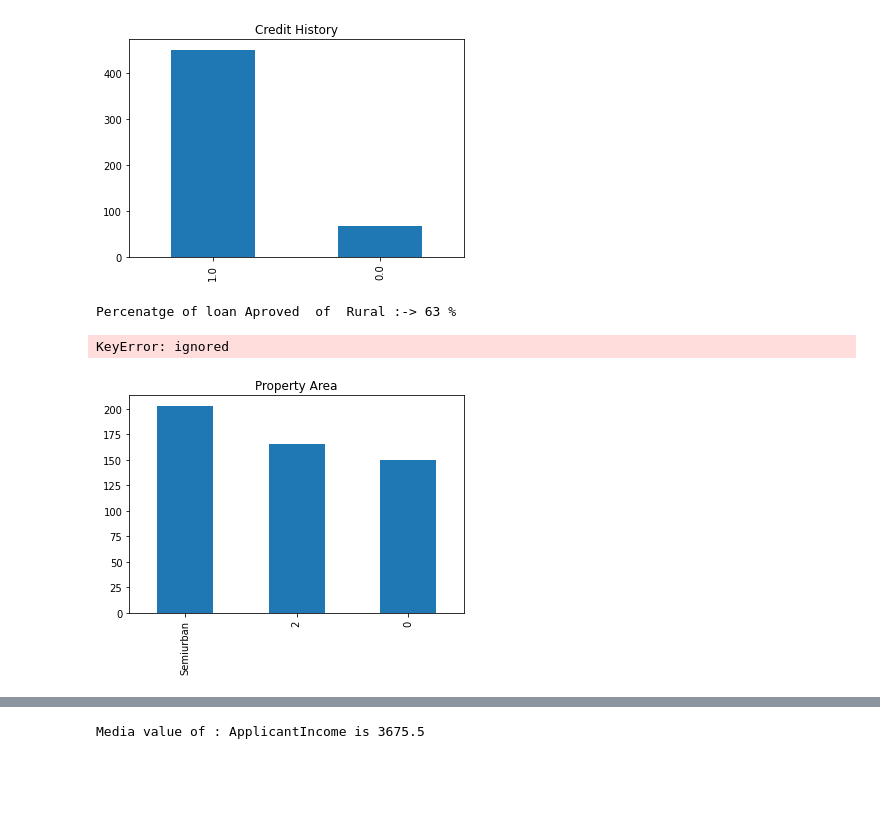
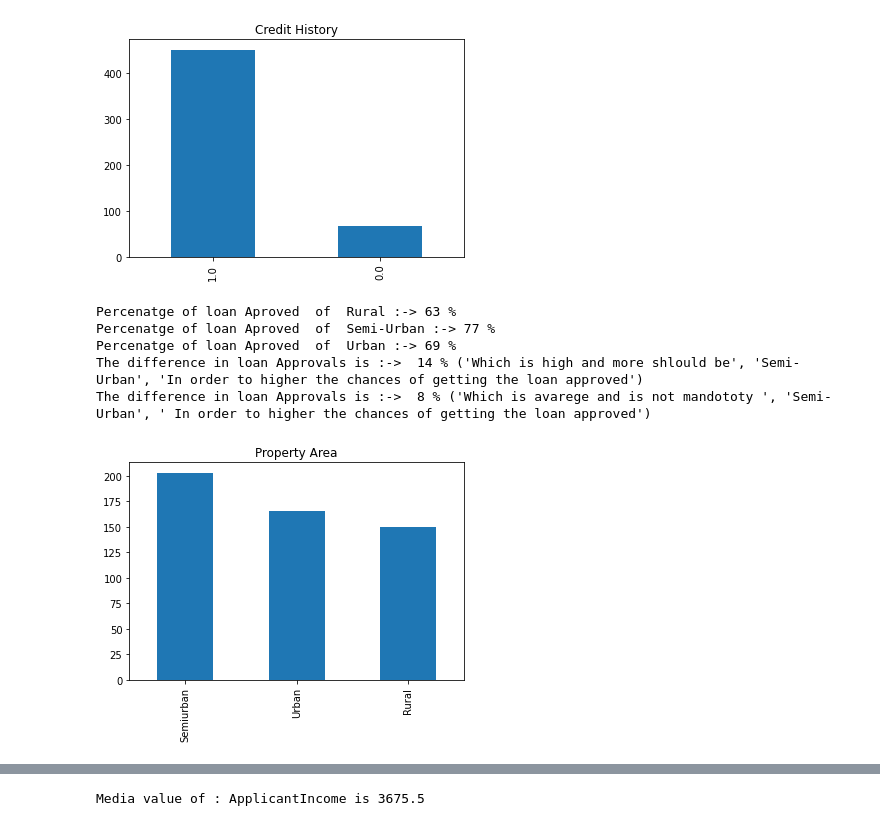
Before and after one commit to nzangi/Machine-Learning-Projects, a Jupyter notebook: Loan prediction/Loan_Prediction.ipynb, the cells around one changed output, grey strips where cells are left out. Cells and saved outputs as stored; diff of their text form; code cells hidden in the pictures; blank space fills up the shorter version.

```diff
--- a/Loan prediction/Loan_Prediction.ipynb
+++ b/Loan prediction/Loan_Prediction.ipynb
@@ -309,8 +309,12 @@ Percenatge of loan Aproved  of  Credit History :-> 80 %
 The difference in loan Approvals is :->  71 % ('Which is high and more shlould be', 'Credit History', 'In order to higher the chances of getting the loan approved')
 [figure]
 # %%
-difference_plotter(3,'Property_Area','Property Area',['Rural','Semi-Urban','Urban'],['Rural','Semi-Urban','Urban'])
+#########################################################Plot for Property Area
+difference_plotter(3, 'Property_Area', 'Property Area', ['Rural', 'Semi-Urban', 'Urban'], ['Rural', 'Semiurban', 'Urban'])
 # %% [output]
 Percenatge of loan Aproved  of  Rural :-> 63 %
+Percenatge of loan Aproved  of  Semi-Urban :-> 77 %
+Percenatge of loan Aproved  of  Urban :-> 69 %
+The difference in loan Approvals is :->  14 % ('Which is high and more shlould be', 'Semi-Urban', 'In order to higher the chances of getting the loan approved')
+The difference in loan Approvals is :->  8 % ('Which is avarege and is not mandototy ', 'Semi-Urban', ' In order to higher the chances of getting the loan approved')
-KeyError: ignored
-[figure, old version]
+[figure, new version]
```
Also changed, not shown: parts of 12 cells of this notebook.
